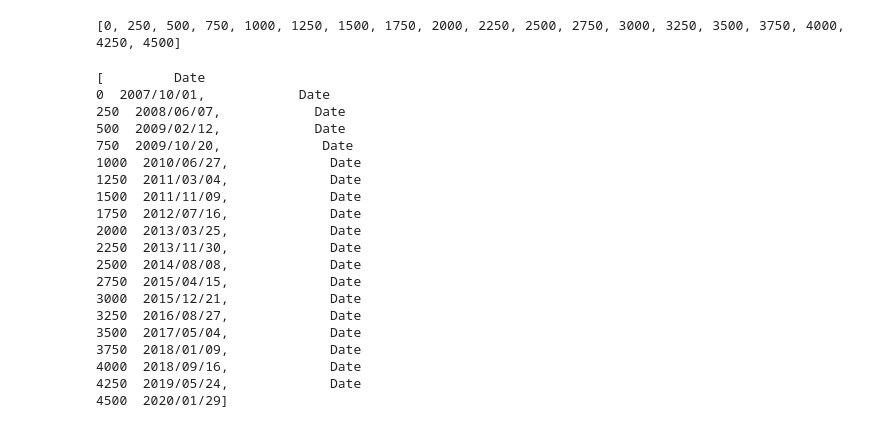
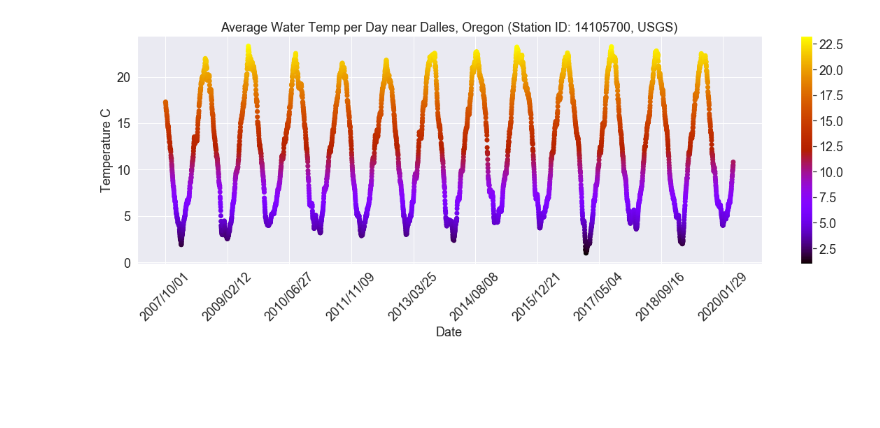
Before and after one commit to davidtracy6984/Climate-Change, a Jupyter notebook: waterTemp.ipynb, the cells around one changed output. Drawn from its saved outputs; the diff is of its cells as text; code cells hidden in the pictures; blank space fills up the shorter version.

Commit message:
a few charts finished

```diff
--- a/waterTemp.ipynb
+++ b/waterTemp.ipynb
@@ -2,8 +2,11 @@
 import numpy as np
 import pandas as pd
 import matplotlib.pyplot as plt
+import matplotlib as mp
 import os
 import csv
+import seaborn as sns
+sns.set()
 # %%
 fileWaterTemp = "data/nwis.waterdata.usgs.gov.csv"
 
@@ -47,19 +34,0 @@ Name: Date, Length: 109974, dtype: object
-# %%
-
-temp_1_df["Temperature C"] = temp_1_df["Temperature C"].astype(float)
-
-eventDate = temp_1_df.groupby("Date")
-
-dayAverageTemp = eventDate["Temperature C"].mean()
-
-eventDate_df = pd.DataFrame({"Average Temperature": dayAverageTemp})
-
-eventDate_df['Date'] = eventDate_df.index
-
-
-eventDate_df.plot(kind="line", figsize=(15,3), legend=False)
-plt.ylabel('Temperature C')
-plt.title('Average Water Temp per Day near Dalles, Oregon (Station ID: 14105700, USGS)')
-plt.grid(b=True, which='major', color='grey', linestyle='--')
-
-#plt.savefig("data/waterTemperatureChart.png")
@@ -110,27 +35,22 @@ plt.savefig("Data/waterTempDallesOR.png")
-# %%
-print(xtick)
-# %% [output]
-[0, 250, 500, 750, 1000, 1250, 1500, 1750, 2000, 2250, 2500, 2750, 3000, 3250, 3500, 3750, 4000, 4250, 4500]
-# %%
-print(xdate)
-# %% [output]
-[         Date
-0  2007/10/01,            Date
-250  2008/06/07,            Date
-500  2009/02/12,            Date
-750  2009/10/20,             Date
-1000  2010/06/27,             Date
-1250  2011/03/04,             Date
-1500  2011/11/09,             Date
-1750  2012/07/16,             Date
-2000  2013/03/25,             Date
-2250  2013/11/30,             Date
-2500  2014/08/08,             Date
-2750  2015/04/15,             Date
-3000  2015/12/21,             Date
-3250  2016/08/27,             Date
-3500  2017/05/04,             Date
-3750  2018/01/09,             Date
-4000  2018/09/16,             Date
-4250  2019/05/24,             Date
-4500  2020/01/29]
+# %%
+eventDate_df["Time"] = eventDate_df.index
+x_axis = np.arange(len(eventDate_df['Time']))
+tick_locations = [value for value in x_axis]
+labels = eventDate_df.index
+
+y = eventDate_df["Average Temperature"]
+
+cm = mp.cm.get_cmap('gnuplot')
+mp.rc('xtick', labelsize=18)
+mp.rc('ytick', labelsize=18)
+plt.figure(figsize=(20,6))
+sc = plt.scatter(x_axis,y, c=y, cmap=cm)
+plt.xticks(tick_locations[::500], labels[::500], rotation=45)
+plt.colorbar(sc)
+plt.xlabel("Date", fontsize=18)
+plt.ylabel('Temperature C', fontsize=18)
+plt.title('Average Water Temp per Day near Dalles, Oregon (Station ID: 14105700, USGS)', fontsize=18)
+plt.savefig('images/tempDalles.png', bbox_inches="tight", pad_inches=0.2)
+plt.show()
+# %% [output]
+[figure, added]
```
Also changed, not shown: parts of 4 cells of this notebook, 12 other files.
